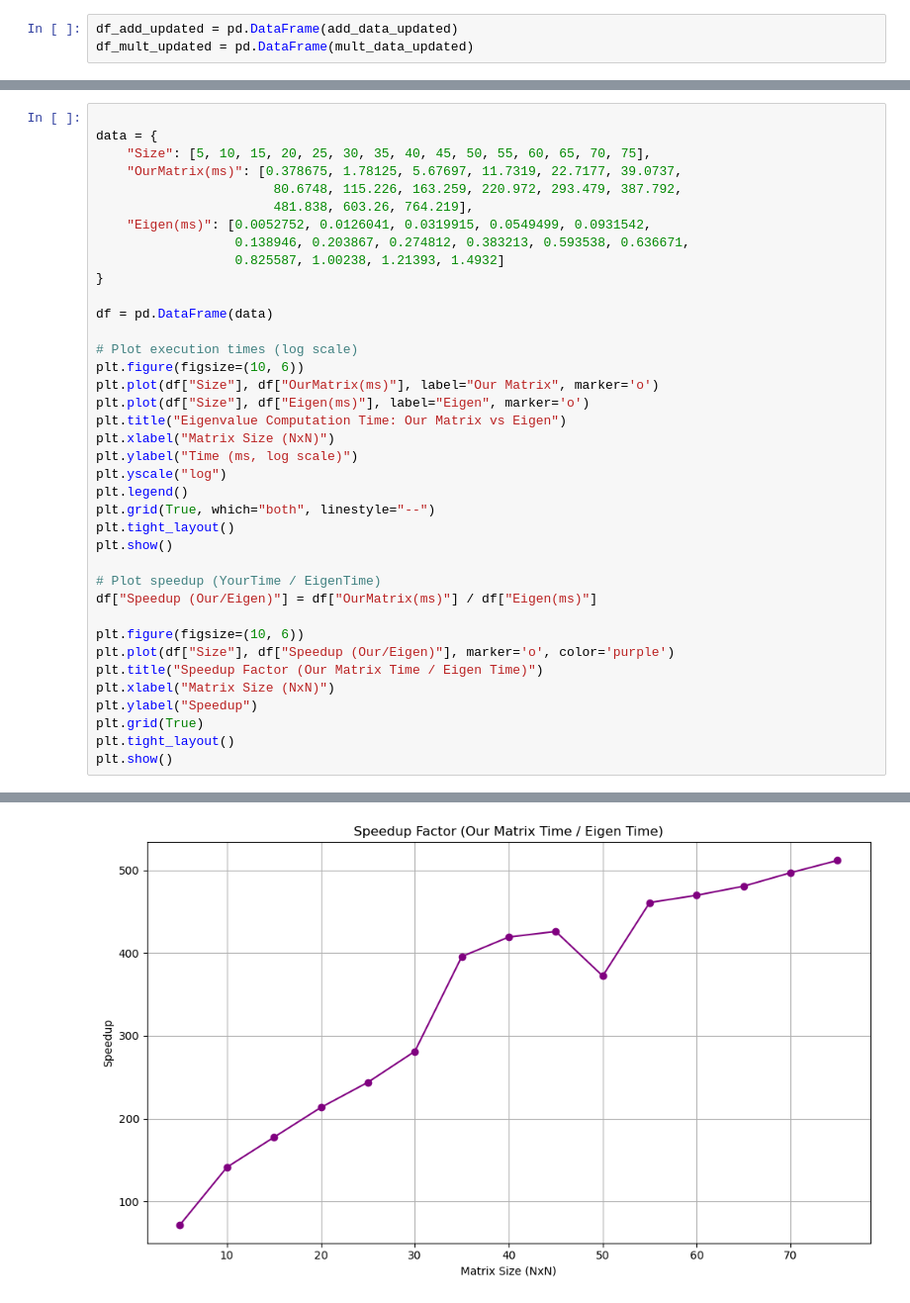
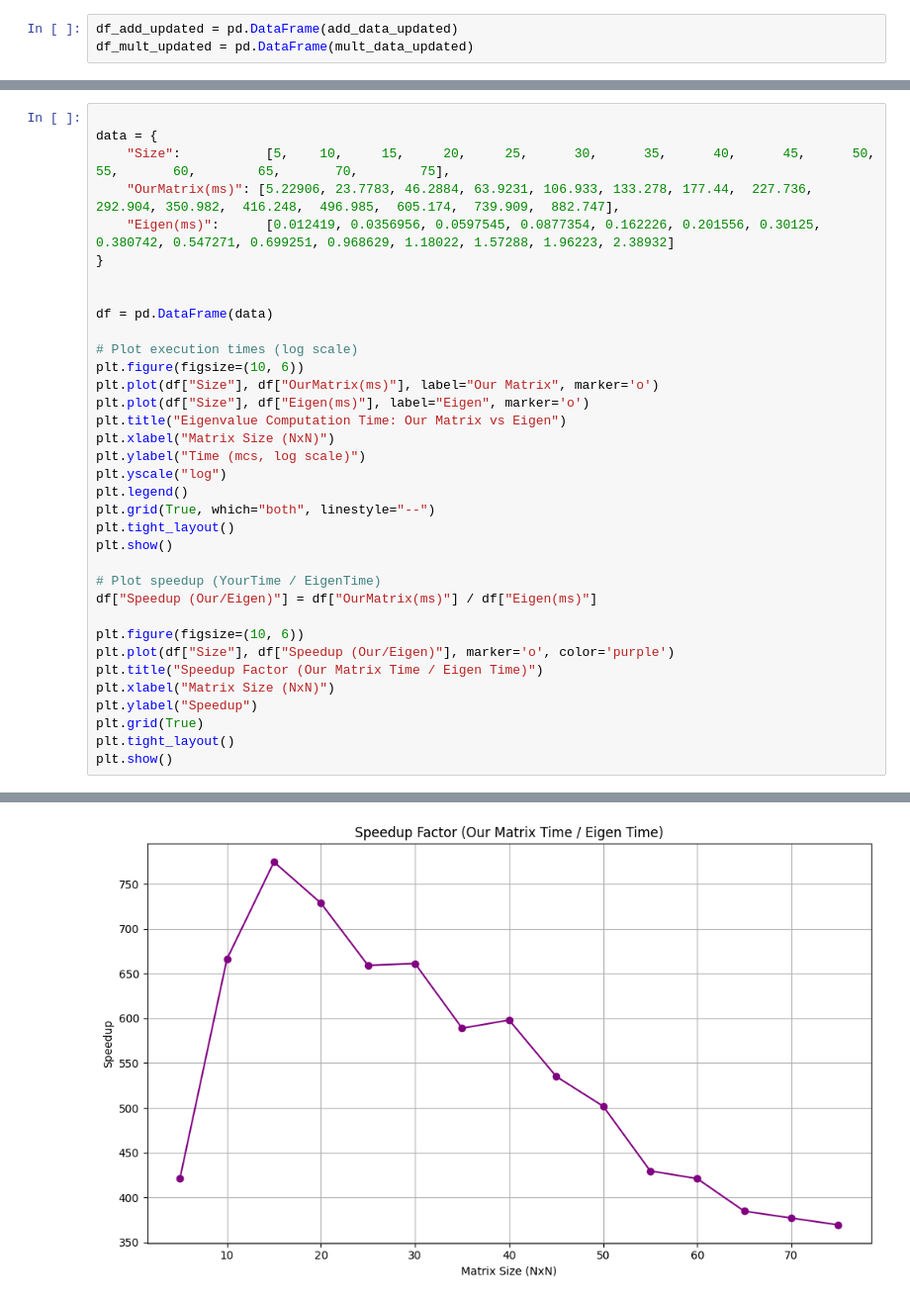
Before and after one commit to SahaidakYurii/linear_algebra_lib, a Jupyter notebook: benchmarks/benchmarks.ipynb, the cells around one changed output, grey strips where cells are left out. Shown at 99% size. Saved outputs shown, nothing was run; the diff lists cells and outputs as text.

```diff
--- a/benchmarks/benchmarks.ipynb
+++ b/benchmarks/benchmarks.ipynb
@@ -49,14 +50,11 @@ plt.show()
 # %%
 
 data = {
-    "Size": [5, 10, 15, 20, 25, 30, 35, 40, 45, 50, 55, 60, 65, 70, 75],
-    "OurMatrix(ms)": [0.378675, 1.78125, 5.67697, 11.7319, 22.7177, 39.0737,
-                       80.6748, 115.226, 163.259, 220.972, 293.479, 387.792,
-                       481.838, 603.26, 764.219],
-    "Eigen(ms)": [0.0052752, 0.0126041, 0.0319915, 0.0549499, 0.0931542,
-                  0.138946, 0.203867, 0.274812, 0.383213, 0.593538, 0.636671,
-                  0.825587, 1.00238, 1.21393, 1.4932]
+    "Size":           [5,    10,     15,     20,     25,      30,      35,      40,      45,      50,       55,       60,        65,       70,        75],
+    "OurMatrix(ms)": [5.22906, 23.7783, 46.2884, 63.9231, 106.933, 133.278, 177.44,  227.736, 292.904, 350.982,  416.248,  496.985,  605.174,  739.909,  882.747],
+    "Eigen(ms)":      [0.012419, 0.0356956, 0.0597545, 0.0877354, 0.162226, 0.201556, 0.30125, 0.380742, 0.547271, 0.699251, 0.968629, 1.18022, 1.57288, 1.96223, 2.38932]
 }
+
 
 df = pd.DataFrame(data)
 
@@ -66,7 +64,7 @@ plt.plot(df["Size"], df["OurMatrix(ms)"], label="Our Matrix", marker='o')
 plt.plot(df["Size"], df["Eigen(ms)"], label="Eigen", marker='o')
 plt.title("Eigenvalue Computation Time: Our Matrix vs Eigen")
 plt.xlabel("Matrix Size (NxN)")
-plt.ylabel("Time (ms, log scale)")
+plt.ylabel("Time (mcs, log scale)")
 plt.yscale("log")
 plt.legend()
 plt.grid(True, which="both", linestyle="--")
@@ -89 +87 @@ plt.show()
-[figure, old version]
+[figure, new version]
```
Also changed, not shown: parts of 5 cells of this notebook, 9 other files.
